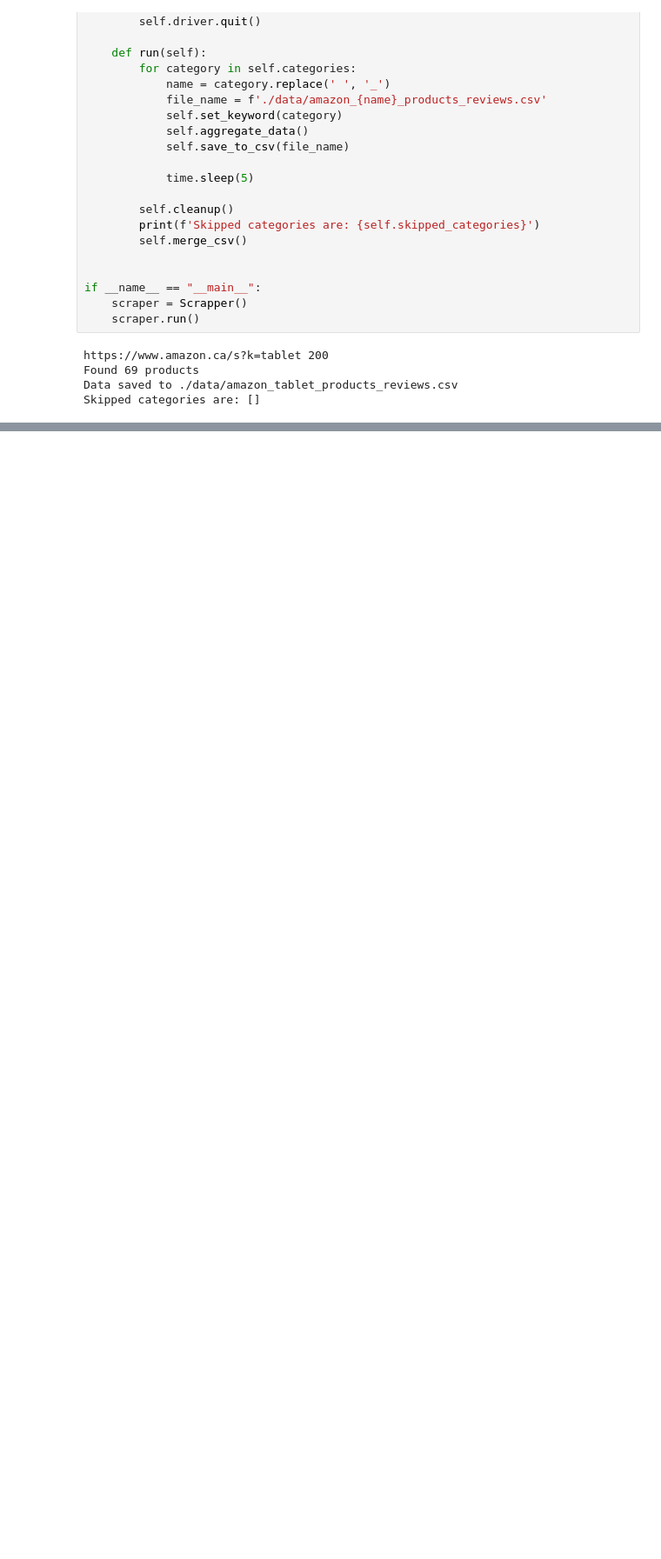
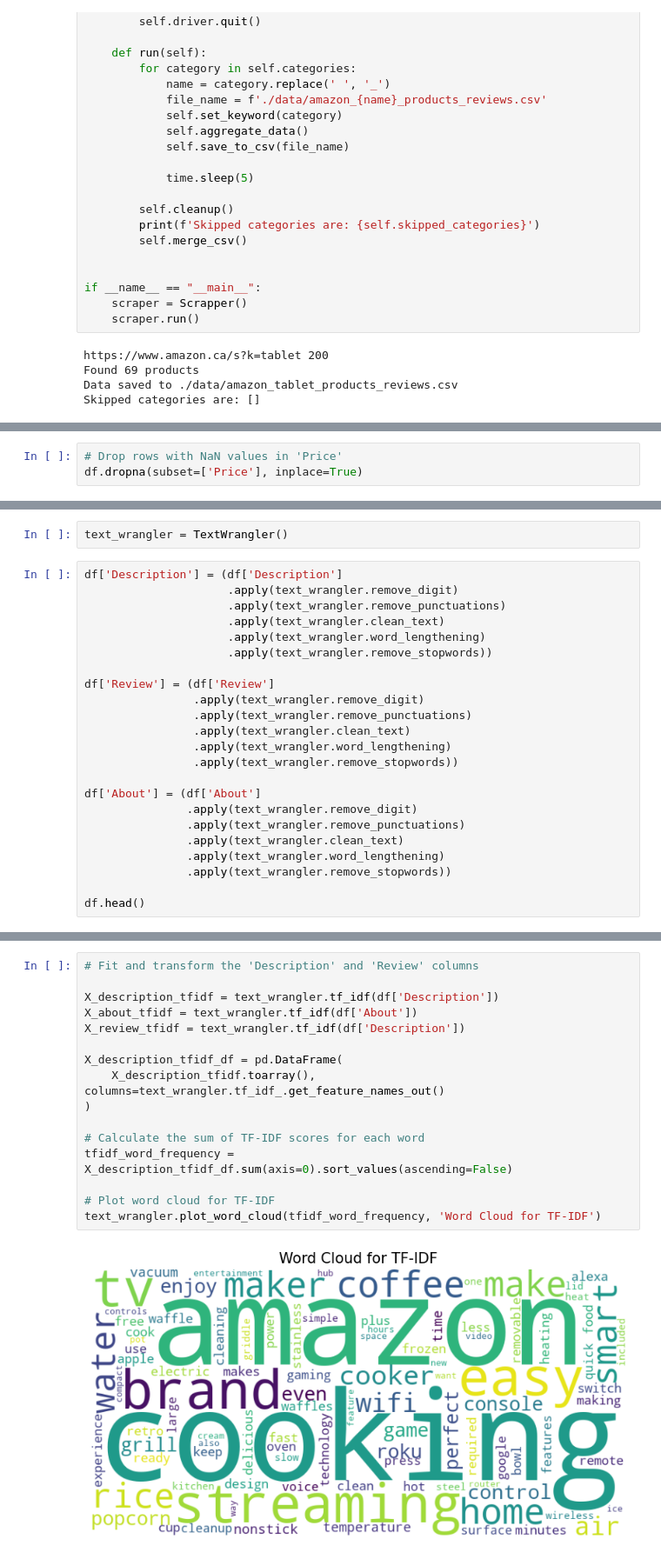
Before and after one commit to akinolu52/amazon-electronic-items, a Jupyter notebook: scrapper.ipynb, the cells around one changed output, grey strips where cells are left out. Shown at 87% size. Drawn from its saved outputs; the diff is of its cells as text; blank space fills up the shorter version.

```diff
--- a/scrapper.ipynb
+++ b/scrapper.ipynb
@@ -316,0 +542,3 @@ Skipped categories are: []
+# %%
+# Drop rows with NaN values in 'Price'
+df.dropna(subset=['Price'], inplace=True)
@@ -316,0 +568,25 @@ Skipped categories are: []
+# %%
+text_wrangler = TextWrangler()
+# %%
+df['Description'] = (df['Description']
+                     .apply(text_wrangler.remove_digit)
+                     .apply(text_wrangler.remove_punctuations)
+                     .apply(text_wrangler.clean_text)
+                     .apply(text_wrangler.word_lengthening)
+                     .apply(text_wrangler.remove_stopwords))
+
+df['Review'] = (df['Review']
+                .apply(text_wrangler.remove_digit)
+                .apply(text_wrangler.remove_punctuations)
+                .apply(text_wrangler.clean_text)
+                .apply(text_wrangler.word_lengthening)
+                .apply(text_wrangler.remove_stopwords))
+
+df['About'] = (df['About']
+               .apply(text_wrangler.remove_digit)
+               .apply(text_wrangler.remove_punctuations)
+               .apply(text_wrangler.clean_text)
+               .apply(text_wrangler.word_lengthening)
+               .apply(text_wrangler.remove_stopwords))
+
+df.head()
@@ -316,0 +602,18 @@ Skipped categories are: []
+# %%
+# Fit and transform the 'Description' and 'Review' columns
+
+X_description_tfidf = text_wrangler.tf_idf(df['Description'])
+X_about_tfidf = text_wrangler.tf_idf(df['About'])
+X_review_tfidf = text_wrangler.tf_idf(df['Description'])
+
+X_description_tfidf_df = pd.DataFrame(
+    X_description_tfidf.toarray(), columns=text_wrangler.tf_idf_.get_feature_names_out()
+)
+
+# Calculate the sum of TF-IDF scores for each word
+tfidf_word_frequency = X_description_tfidf_df.sum(axis=0).sort_values(ascending=False)
+
+# Plot word cloud for TF-IDF
+text_wrangler.plot_word_cloud(tfidf_word_frequency, 'Word Cloud for TF-IDF')
+# %% [output]
+[figure, added]
```
Also changed, not shown: parts of 28 cells of this notebook, 1 other file.
